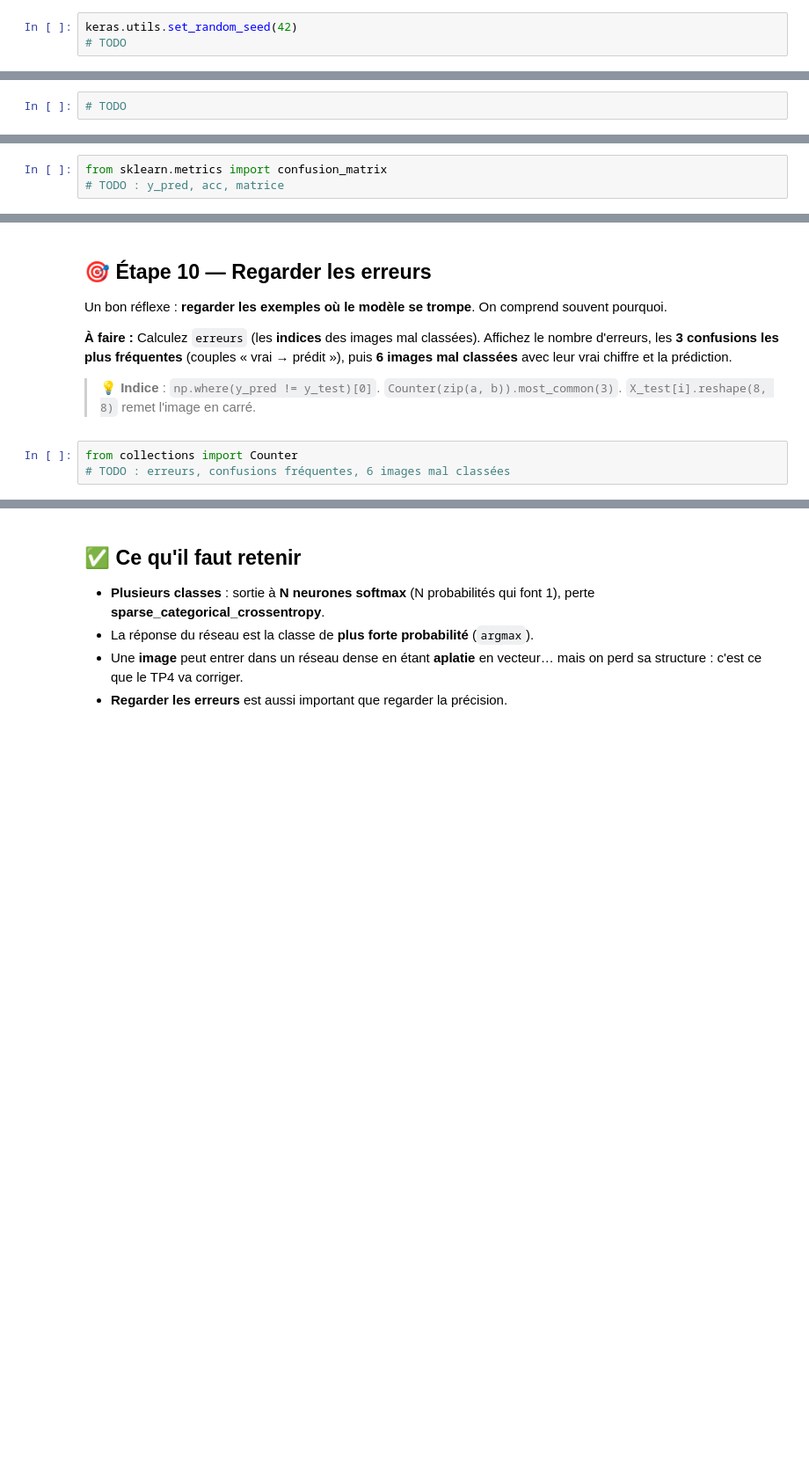
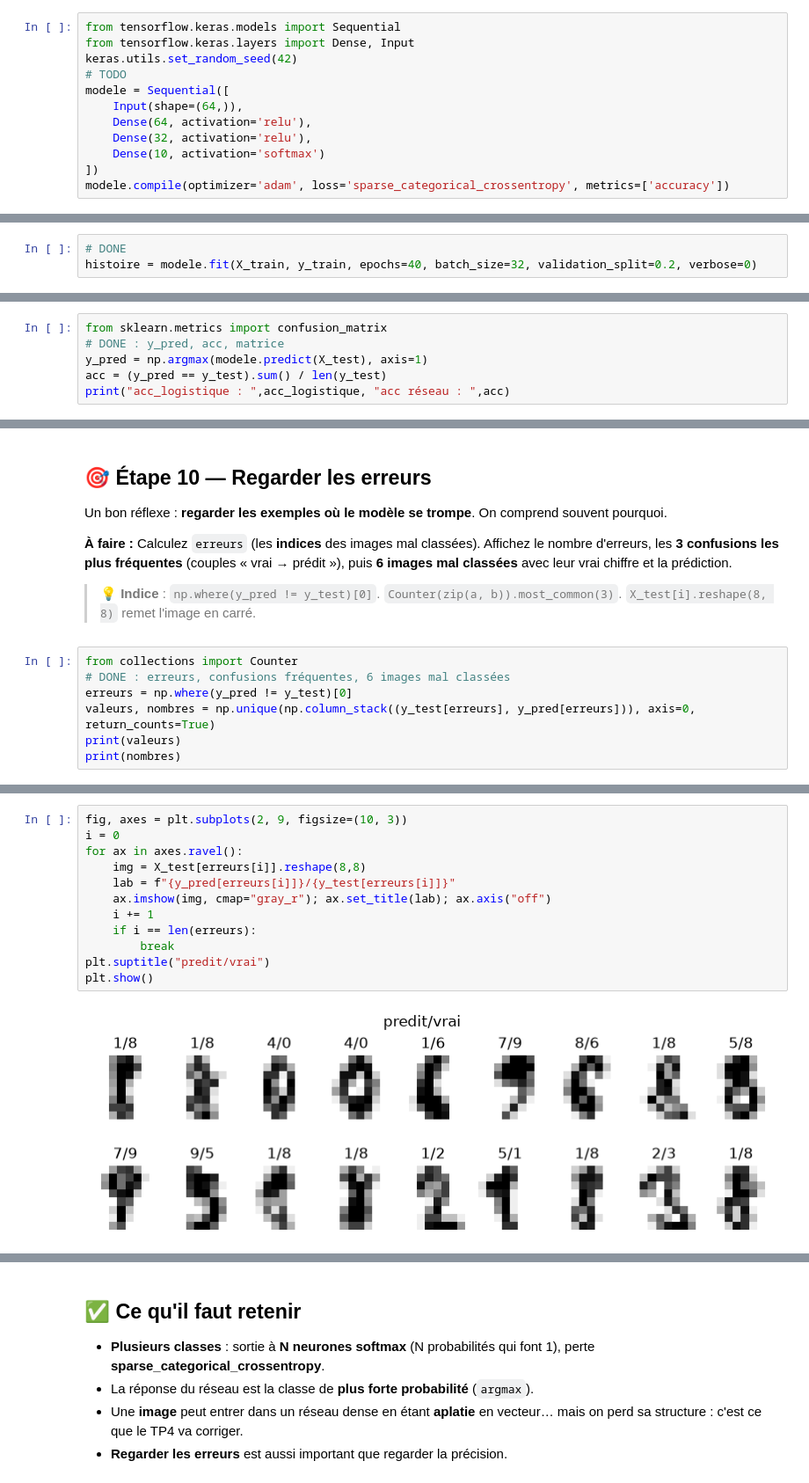
Before and after one commit to FredericPerret/Exercices, a Jupyter notebook: TexteEtReseau/tp3_multiclasses.ipynb, the cells around one changed output, grey strips where cells are left out. Shown at 88% size. Cells and saved outputs as stored; diff of their text form; blank space fills up the shorter version.

```diff
--- a/TexteEtReseau/tp3_multiclasses.ipynb
+++ b/TexteEtReseau/tp3_multiclasses.ipynb
@@ -74,8 +89,17 @@ Avec 10 classes, la sortie devient **10 neurones avec une activation `softmax`**
 
 > 💡 **Indice** : Pourquoi 10 neurones en sortie ? Pensez au nombre de classes.
 # %%
+from tensorflow.keras.models import Sequential
+from tensorflow.keras.layers import Dense, Input
 keras.utils.set_random_seed(42)
 # TODO
+modele = Sequential([
+    Input(shape=(64,)),
+    Dense(64, activation='relu'),
+    Dense(32, activation='relu'),
+    Dense(10, activation='softmax')
+])
+modele.compile(optimizer='adam', loss='sparse_categorical_crossentropy', metrics=['accuracy'])
 # %%
 # ✅ Contrôle (ne pas modifier)
 controle(modele.count_params() == 6570, 'Réseau correct : 6 570 paramètres', 'Attendu 6 570 paramètres, obtenu ' + str(modele.count_params()))
@@ -92,7 +121,8 @@ Rien de nouveau ici : même procédure qu'aux TP précédents.
 
 **À faire :** Entraînez `modele` : **40 epochs**, batch de 32, **20 % de validation**, sans affichage. Stockez dans `histoire`.
 # %%
-# TODO
+# DONE
+histoire = modele.fit(X_train, y_train, epochs=40, batch_size=32, validation_split=0.2, verbose=0)
 # %%
 # ✅ Contrôle (ne pas modifier)
 controle(len(histoire.history['loss']) == 40, '40 epochs effectués', 'Attendu 40 epochs')
@@ -114,4 +148,7 @@ Avec une sortie softmax, `predict` renvoie 10 probabilités par image. La **rép
 > 💡 **Indice** : `np.argmax(..., axis=1)`. `confusion_matrix(vrais, prédits)`.
 # %%
 from sklearn.metrics import confusion_matrix
-# TODO : y_pred, acc, matrice
+# DONE : y_pred, acc, matrice
+y_pred = np.argmax(modele.predict(X_test), axis=1)
+acc = (y_pred == y_test).sum() / len(y_test)
+print("acc_logistique : ",acc_logistique, "acc réseau : ",acc)
@@ -137,4 +183,8 @@ Un bon réflexe : **regarder les exemples où le modèle se trompe**. On compren
 > 💡 **Indice** : `np.where(y_pred != y_test)[0]`. `Counter(zip(a, b)).most_common(3)`. `X_test[i].reshape(8, 8)` remet l'image en carré.
 # %%
 from collections import Counter
-# TODO : erreurs, confusions fréquentes, 6 images mal classées
+# DONE : erreurs, confusions fréquentes, 6 images mal classées
+erreurs = np.where(y_pred != y_test)[0]
+valeurs, nombres = np.unique(np.column_stack((y_test[erreurs], y_pred[erreurs])), axis=0, return_counts=True)
+print(valeurs)
+print(nombres)
@@ -140,0 +205,14 @@ from collections import Counter
+# %%
+fig, axes = plt.subplots(2, 9, figsize=(10, 3))
+i = 0
+for ax in axes.ravel():
+    img = X_test[erreurs[i]].reshape(8,8)
+    lab = f"{y_pred[erreurs[i]]}/{y_test[erreurs[i]]}"
+    ax.imshow(img, cmap="gray_r"); ax.set_title(lab); ax.axis("off")
+    i += 1
+    if i == len(erreurs):
+        break
+plt.suptitle("predit/vrai")
+plt.show()
+# %% [output]
+[figure, added]
```
Also changed, not shown: parts of 19 cells of this notebook, 2 other files.
